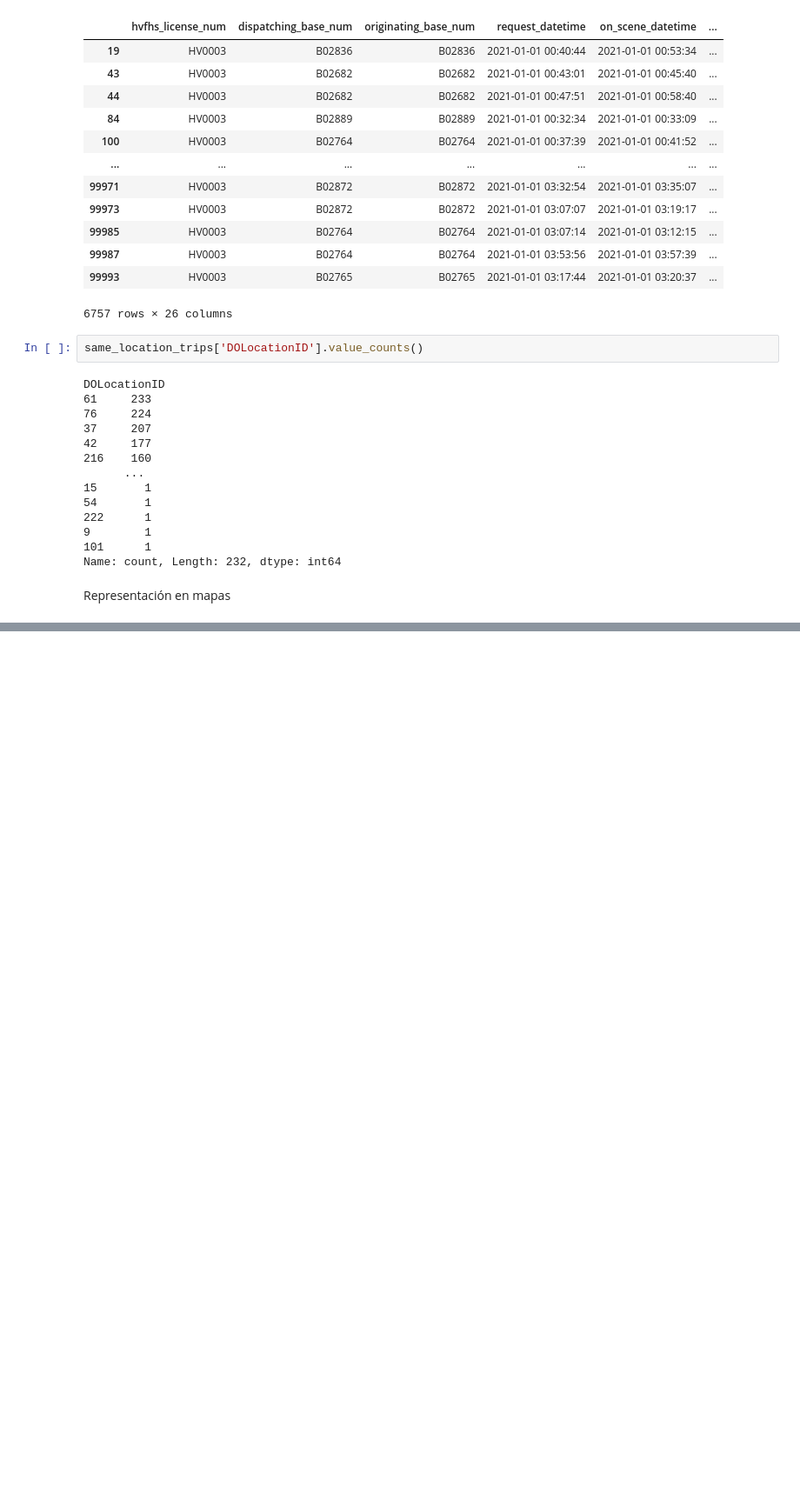
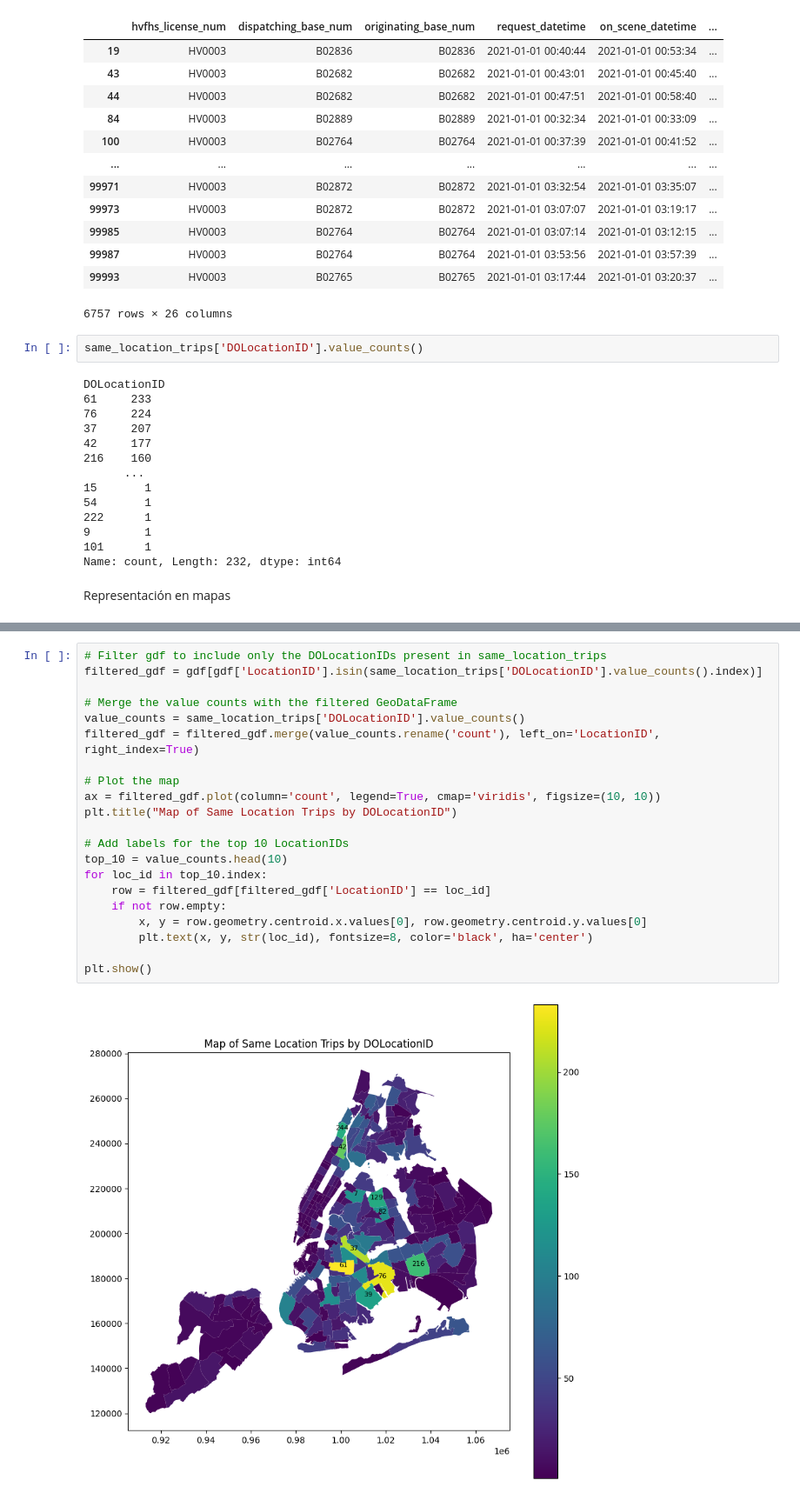
Before and after one commit to GonzaloLopezS/TFM_VTC_NYC, a Jupyter notebook: Notebooks/prueba_2021.ipynb, the cells around one changed output, grey strips where cells are left out. Shown at 87% size. Saved outputs shown, nothing was run; the diff lists cells and outputs as text; blank space fills up the shorter version.

```diff
--- a/Notebooks/prueba_2021.ipynb
+++ b/Notebooks/prueba_2021.ipynb
@@ -462,0 +500,23 @@ Representación en mapas
+# %%
+# Filter gdf to include only the DOLocationIDs present in same_location_trips
+filtered_gdf = gdf[gdf['LocationID'].isin(same_location_trips['DOLocationID'].value_counts().index)]
+
+# Merge the value counts with the filtered GeoDataFrame
+value_counts = same_location_trips['DOLocationID'].value_counts()
+filtered_gdf = filtered_gdf.merge(value_counts.rename('count'), left_on='LocationID', right_index=True)
+
+# Plot the map
+ax = filtered_gdf.plot(column='count', legend=True, cmap='viridis', figsize=(10, 10))
+plt.title("Map of Same Location Trips by DOLocationID")
+
+# Add labels for the top 10 LocationIDs
+top_10 = value_counts.head(10)
+for loc_id in top_10.index:
+    row = filtered_gdf[filtered_gdf['LocationID'] == loc_id]
+    if not row.empty:
+        x, y = row.geometry.centroid.x.values[0], row.geometry.centroid.y.values[0]
+        plt.text(x, y, str(loc_id), fontsize=8, color='black', ha='center')
+
+plt.show()
+# %% [output]
+[figure, added]
```
Also changed, not shown: parts of 5 cells of this notebook, 3 other files.
